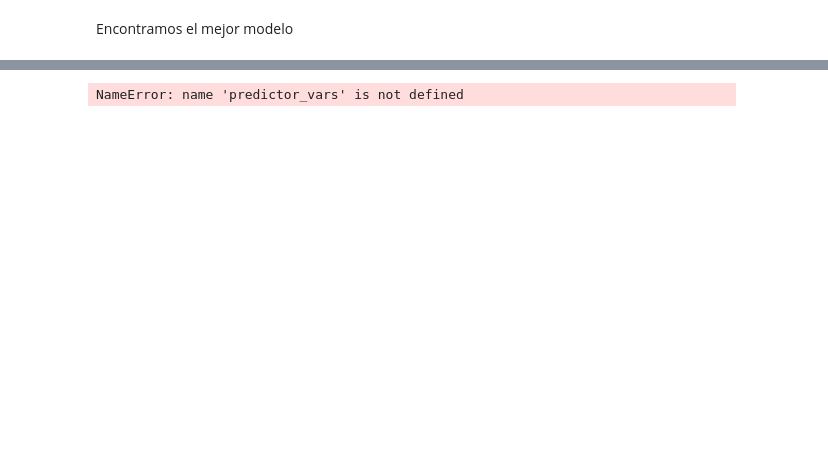
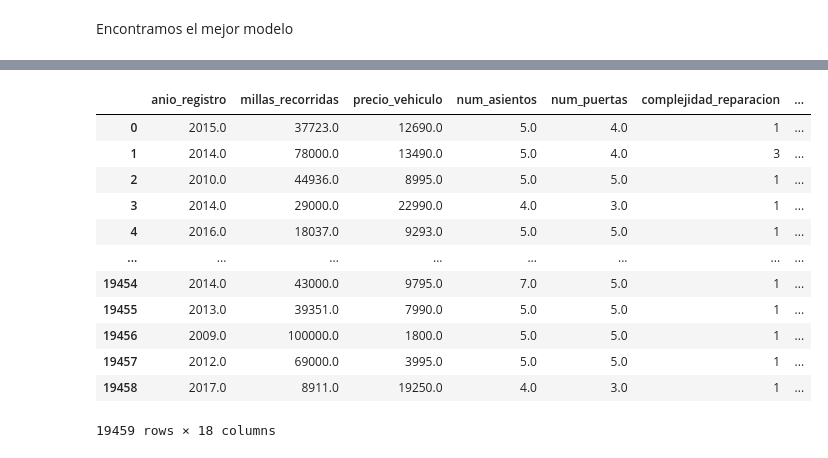
Before and after one commit to WSmithDR/machine-learning-project, a Jupyter notebook: 5. Implementacion y evaluacion de modelos.ipynb, the cells around one changed output, grey strips where cells are left out. Drawn from its saved outputs; the diff is of its cells as text; code cells hidden in the pictures; blank space fills up the shorter version.

```diff
--- a/5. Implementacion y evaluacion de modelos.ipynb
+++ b/5. Implementacion y evaluacion de modelos.ipynb
@@ -22,10 +17,3 @@ Para los 3 modelos utilice el mismo algoritmo de clasificación (elija uno apren
 - Identifique valores faltantes y defina una estrategia (de ser necesario) para la imputación de datos.
 - Analice las variables categóricas y determine si es necesario tratar categorías poco frecuentes (por ejemplo, a veces agrupar categorías raras puede ser útil). Explique sus decisiones en el tratamiento de los datos.
 - Detecte valores atípicos y defina una estrategia para tratarlos. Considere que eliminar los registros outliers (del set de entrenamiento) no es la única estrategia posible (puede considerar la regla del rango intercuartil, Local Outlier Factor, u otra estrategia). Explique sus decisiones en el tratamiento de los datos.
-# %%
-predictor_vars = ['anio_registro','millas_recorridas','precio_vehiculo','num_asientos','num_puertas','complejidad_reparacion','costo_reparacion','horas_reparacion','marca2_Audi', 'marca2_BMW', 'marca2_Citroen', 'marca2_Ford',
-       'marca2_Jaguar', 'marca2_Kia', 'marca2_Land Rover',
-       'marca2_Mercedes-Benz', 'marca2_Nissan', 'marca2_OTROS',
-       'marca2_Peugeot', 'marca2_Toyota', 'marca2_Vauxhall',
-       'marca2_Volkswagen']
-target_var = "fraude"
@@ -244,8 +186,22 @@ Best Balanced Accuracy: 0.7330
 # %%
-df_test = pd.read_csv("./vehiculos_test.csv")
+df_test = pd.read_csv(f"{converted_dir}/vehiculos_test.csv")
 
-X_test = df_test[predictor_vars]
+X_test = df_test[predictor_vars].reset_index(drop=True)
-# %% [output]
-NameError: name 'predictor_vars' is not defined
+# %%
+X_test
+# %% [output]
+|  | anio_registro | millas_recorridas | precio_vehiculo | num_asientos | num_puertas | complejidad_reparacion | ... |
+| 0 | 2015.0 | 37723.0 | 12690.0 | 5.0 | 4.0 | 1 | ... |
+| 1 | 2014.0 | 78000.0 | 13490.0 | 5.0 | 4.0 | 3 | ... |
+| 2 | 2010.0 | 44936.0 | 8995.0 | 5.0 | 5.0 | 1 | ... |
+| 3 | 2014.0 | 29000.0 | 22990.0 | 4.0 | 3.0 | 1 | ... |
+| 4 | 2016.0 | 18037.0 | 9293.0 | 5.0 | 5.0 | 1 | ... |
+| ... | ... | ... | ... | ... | ... | ... | ... |
+| 19454 | 2014.0 | 43000.0 | 9795.0 | 7.0 | 5.0 | 1 | ... |
+| 19455 | 2013.0 | 39351.0 | 7990.0 | 5.0 | 5.0 | 1 | ... |
+| 19456 | 2009.0 | 100000.0 | 1800.0 | 5.0 | 5.0 | 1 | ... |
+| 19457 | 2012.0 | 69000.0 | 3995.0 | 5.0 | 5.0 | 1 | ... |
+| 19458 | 2017.0 | 8911.0 | 19250.0 | 4.0 | 3.0 | 1 | ... |
+19459 rows × 18 columns
 # %%
 y_test_pred = models[best_model_name].predict(X_test)
```
Also changed, not shown: parts of 14 cells of this notebook, 4 other files.
